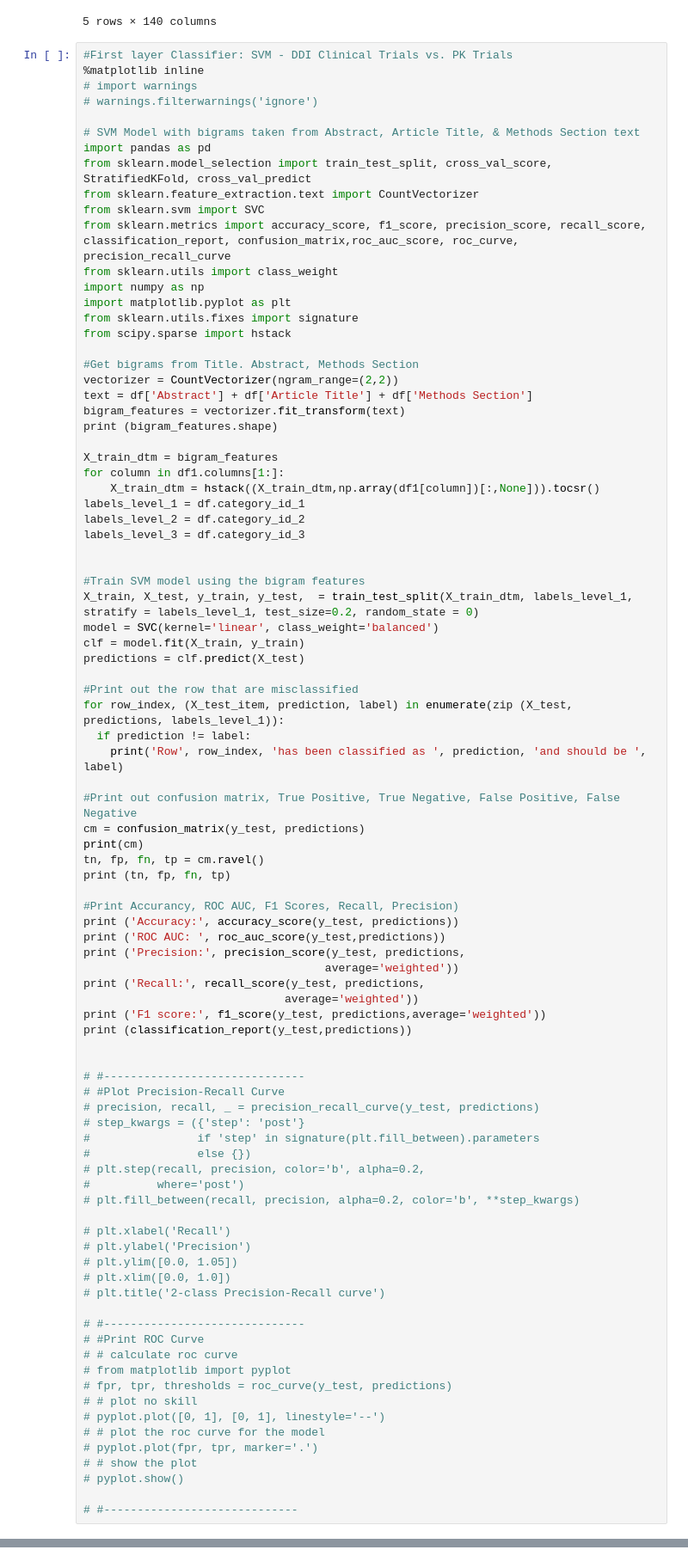
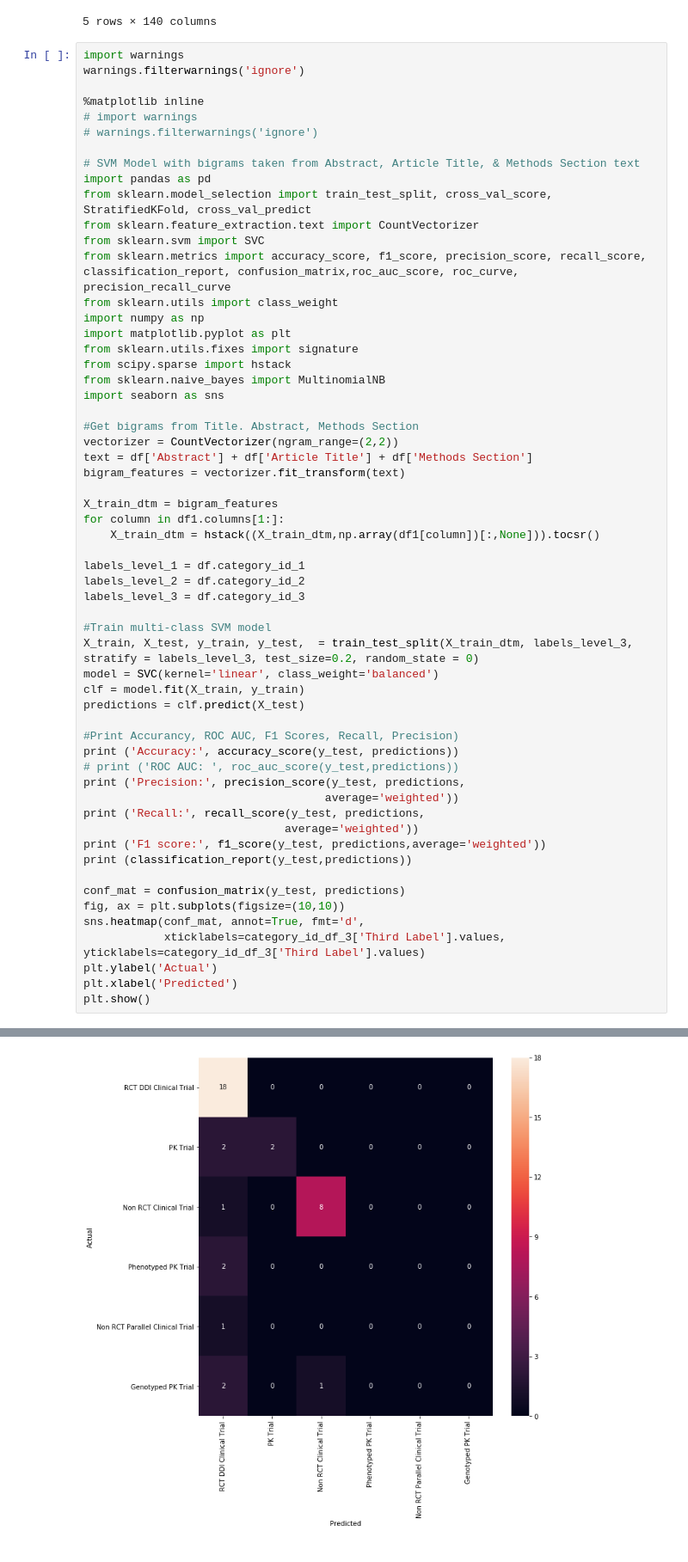
Before and after one commit to infoqualitylab/DDI_Ontology_NLP, a Jupyter notebook: DDITrialsClassifier.ipynb, the cells around one changed output, grey strips where cells are left out. Shown at 86% size. Saved outputs shown, nothing was run; the diff lists cells and outputs as text.

```diff
--- a/DDITrialsClassifier.ipynb
+++ b/DDITrialsClassifier.ipynb
@@ -69,7 +69,9 @@ df1.head()
 | 4 | 0 | 0 | 0 | 0 | 0 | 0 | 0 | ... |
 5 rows × 140 columns
 # %%
-#First layer Classifier: SVM - DDI Clinical Trials vs. PK Trials
+import warnings
+warnings.filterwarnings('ignore')
+
 %matplotlib inline
 # import warnings
 # warnings.filterwarnings('ignore')
@@ -85,41 +87,31 @@ import numpy as np
 import matplotlib.pyplot as plt
 from sklearn.utils.fixes import signature
 from scipy.sparse import hstack
+from sklearn.naive_bayes import MultinomialNB
+import seaborn as sns
 
 #Get bigrams from Title. Abstract, Methods Section
 vectorizer = CountVectorizer(ngram_range=(2,2))
 text = df['Abstract'] + df['Article Title'] + df['Methods Section']
 bigram_features = vectorizer.fit_transform(text)
-print (bigram_features.shape)
 
 X_train_dtm = bigram_features
 for column in df1.columns[1:]:
     X_train_dtm = hstack((X_train_dtm,np.array(df1[column])[:,None])).tocsr()
+
 labels_level_1 = df.category_id_1
 labels_level_2 = df.category_id_2
 labels_level_3 = df.category_id_3
 
-
-#Train SVM model using the bigram features
-X_train, X_test, y_train, y_test,  = train_test_split(X_train_dtm, labels_level_1, stratify = labels_level_1, test_size=0.2, random_state = 0)
+#Train multi-class SVM model
+X_train, X_test, y_train, y_test,  = train_test_split(X_train_dtm, labels_level_3, stratify = labels_level_3, test_size=0.2, random_state = 0)
 model = SVC(kernel='linear', class_weight='balanced')
 clf = model.fit(X_train, y_train)
 predictions = clf.predict(X_test)
 
-#Print out the row that are misclassified
-for row_index, (X_test_item, prediction, label) in enumerate(zip (X_test, predictions, labels_level_1)):
-  if prediction != label:
-    print('Row', row_index, 'has been classified as ', prediction, 'and should be ', label)
-
-#Print out confusion matrix, True Positive, True Negative, False Positive, False Negative
-cm = confusion_matrix(y_test, predictions)
-print(cm)
-tn, fp, fn, tp = cm.ravel()
-print (tn, fp, fn, tp)
-
 #Print Accurancy, ROC AUC, F1 Scores, Recall, Precision)
 print ('Accuracy:', accuracy_score(y_test, predictions))
-print ('ROC AUC: ', roc_auc_score(y_test,predictions))
+# print ('ROC AUC: ', roc_auc_score(y_test,predictions))
 print ('Precision:', precision_score(y_test, predictions,
                                     average='weighted'))
 print ('Recall:', recall_score(y_test, predictions,
@@ -127,34 +119,11 @@ print ('Recall:', recall_score(y_test, predictions,
 print ('F1 score:', f1_score(y_test, predictions,average='weighted'))
 print (classification_report(y_test,predictions))
 
-
-# #------------------------------
-# #Plot Precision-Recall Curve
-# precision, recall, _ = precision_recall_curve(y_test, predictions)
-# step_kwargs = ({'step': 'post'}
-#                if 'step' in signature(plt.fill_between).parameters
-#                else {})
-# plt.step(recall, precision, color='b', alpha=0.2,
-#          where='post')
-# plt.fill_between(recall, precision, alpha=0.2, color='b', **step_kwargs)
-
-# plt.xlabel('Recall')
-# plt.ylabel('Precision')
-# plt.ylim([0.0, 1.05])
-# plt.xlim([0.0, 1.0])
-# plt.title('2-class Precision-Recall curve')
-
-# #------------------------------
-# #Print ROC Curve
-# # calculate roc curve
-# from matplotlib import pyplot
-# fpr, tpr, thresholds = roc_curve(y_test, predictions)
-# # plot no skill
-# pyplot.plot([0, 1], [0, 1], linestyle='--')
-# # plot the roc curve for the model
-# pyplot.plot(fpr, tpr, marker='.')
-# # show the plot
-# pyplot.show()
-
-# #-----------------------------
+conf_mat = confusion_matrix(y_test, predictions)
+fig, ax = plt.subplots(figsize=(10,10))
+sns.heatmap(conf_mat, annot=True, fmt='d',
+            xticklabels=category_id_df_3['Third Label'].values, yticklabels=category_id_df_3['Third Label'].values)
+plt.ylabel('Actual')
+plt.xlabel('Predicted')
+plt.show()
 # %% [output]
@@ -178,3 +146,4 @@ weighted avg       0.83      0.78      0.71        37
+[figure, added]
 # %%
 import warnings
 warnings.filterwarnings('ignore')
```
Also changed, not shown: parts of 3 cells of this notebook.
